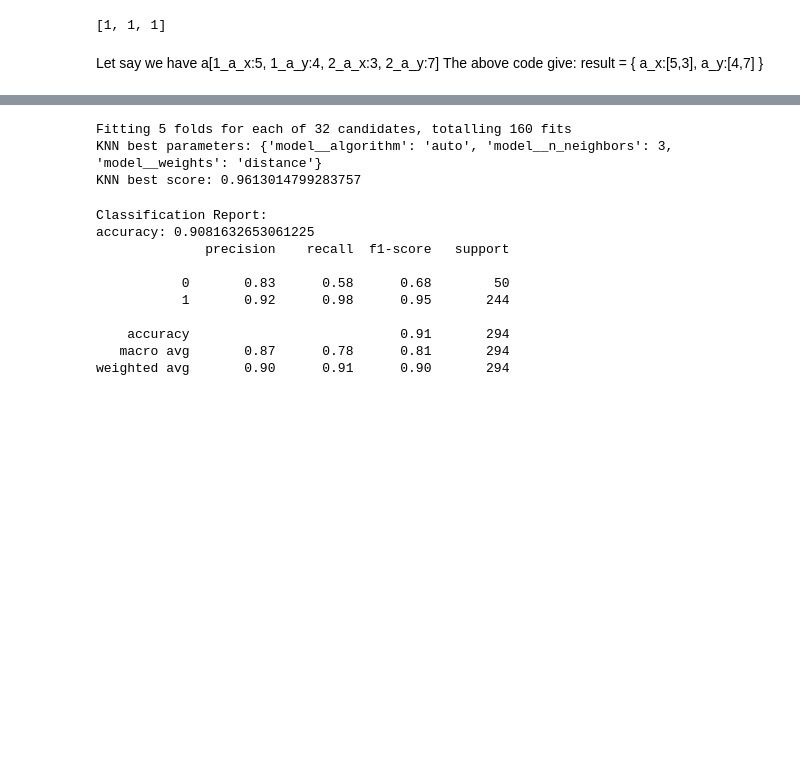
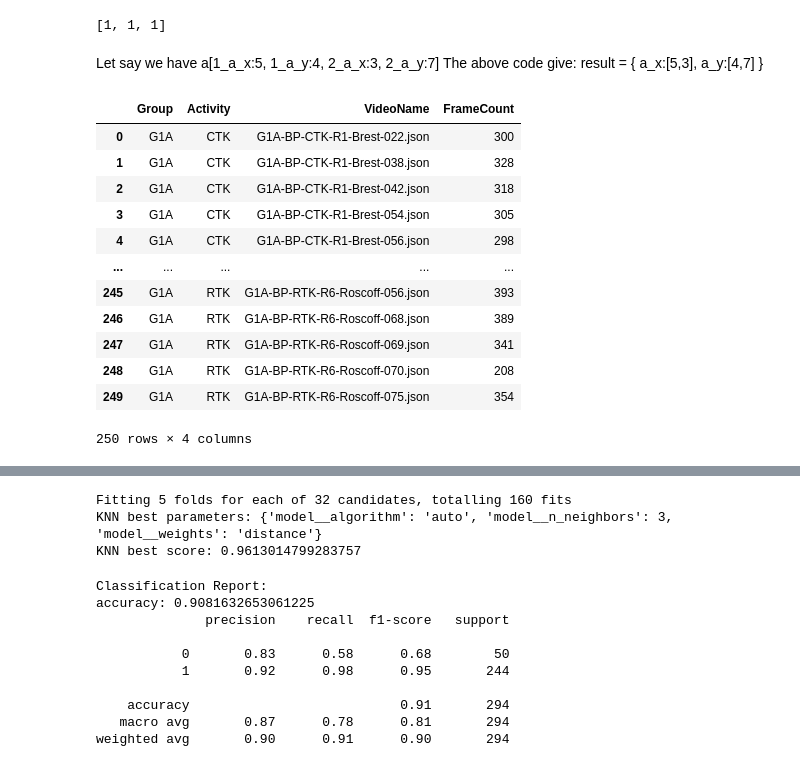
Before and after one commit to ttuyetdinh/main, a Jupyter notebook: keeral.ipynb, the cells around one changed output, grey strips where cells are left out. Drawn from its saved outputs; the diff is of its cells as text; code cells hidden in the pictures; blank space fills up the shorter version.

Commit message:
count frame for each video

```diff
--- a/keeral.ipynb
+++ b/keeral.ipynb
@@ -239,3 +233,48 @@ group3_files_path = getFilesPath(group3_path)
 
 group1B_files_path = getFilesPath(group1B_path)
 group2B_files_path = getFilesPath(group2B_path)
+# %%
+def countFrames(files_path, activities):
+    """
+    Count the number of frames for each video file and return details.
+
+    This function loads JSON files containing activity data and counts the number of frames in each file.
+    The function filters files based on the specified activities and processes only those files.
+
+    Parameters:
+    - files_path (list of str): List of file paths to be processed.
+    - activities (list of str): List of activity names to filter the files.
+
+    Returns:
+    - pd.DataFrame: A DataFrame with columns 'Group', 'Activity', 'VideoName', and 'FrameCount'.
+    """
+    frame_counts = []
+    for activity in activities:
+        for file_path in files_path:
+            if file_path.endswith('.json') and activity in file_path:
+                with open(file_path, 'r') as file:
+                    file_data = json.load(file)
+                    frame_count = len(file_data['positions'])  # Assuming 'frames' is the key for frame data
+                    group = file_path.split('\\')[-1].split('-')[0]
+                    video_name = file_path.split('\\')[-1]
+                    frame_counts.append({
+                        'Group': group,
+                        'Activity': activity,
+                        'VideoName': video_name,
+                        'FrameCount': frame_count
+                    })
+    return pd.DataFrame(frame_counts)
+# %% [output]
+|  | Group | Activity | VideoName | FrameCount |
+| 0 | G1A | CTK | G1A-BP-CTK-R1-Brest-022.json | 300 |
+| 1 | G1A | CTK | G1A-BP-CTK-R1-Brest-038.json | 328 |
+| 2 | G1A | CTK | G1A-BP-CTK-R1-Brest-042.json | 318 |
+| 3 | G1A | CTK | G1A-BP-CTK-R1-Brest-054.json | 305 |
+| 4 | G1A | CTK | G1A-BP-CTK-R1-Brest-056.json | 298 |
+| ... | ... | ... | ... | ... |
+| 245 | G1A | RTK | G1A-BP-RTK-R6-Roscoff-056.json | 393 |
+| 246 | G1A | RTK | G1A-BP-RTK-R6-Roscoff-068.json | 389 |
+| 247 | G1A | RTK | G1A-BP-RTK-R6-Roscoff-069.json | 341 |
+| 248 | G1A | RTK | G1A-BP-RTK-R6-Roscoff-070.json | 208 |
+| 249 | G1A | RTK | G1A-BP-RTK-R6-Roscoff-075.json | 354 |
+250 rows × 4 columns
```
Also changed, not shown: parts of 3 cells of this notebook, 1 other file.
